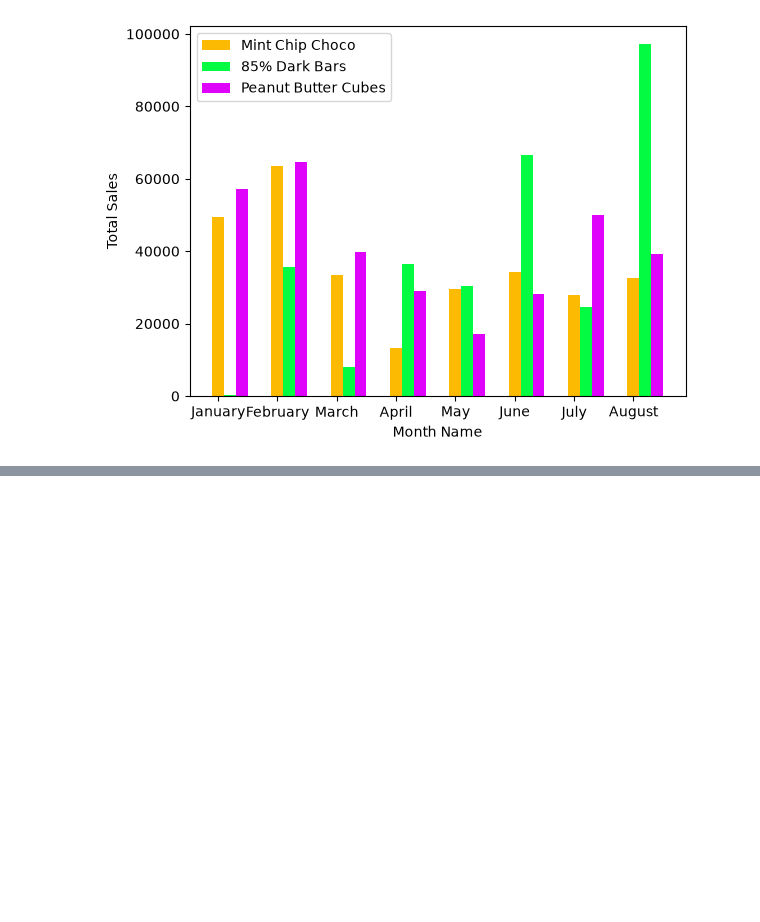
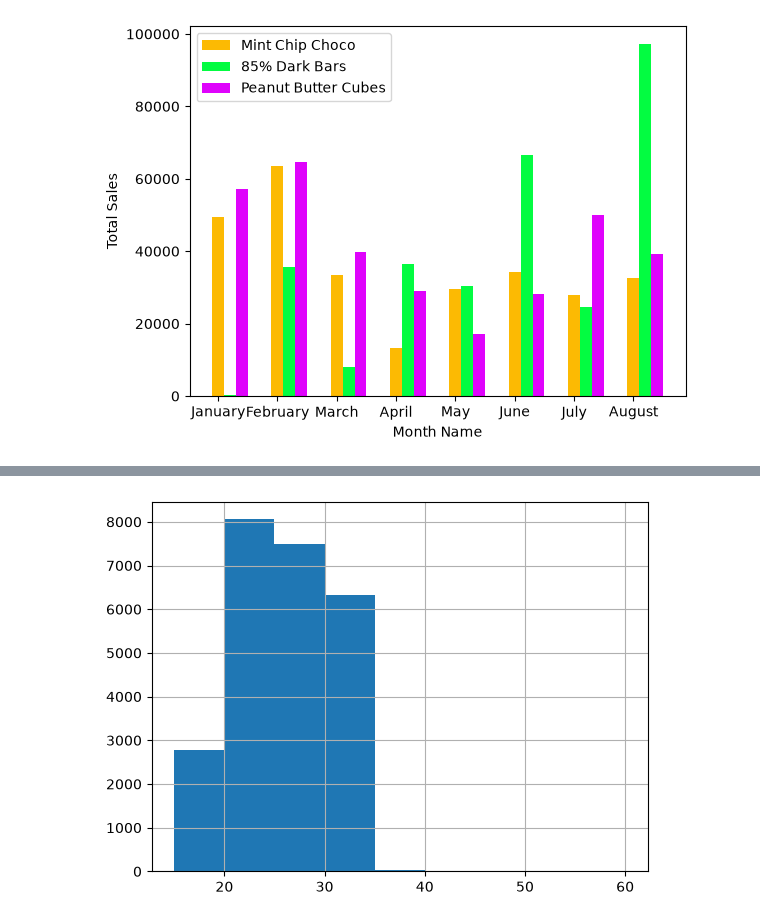
Before and after one commit to neelratanpatel/Python_programs, a Jupyter notebook: F_12_MATPLOTLIB/P_02_Getting_Started.ipynb, the cells around one changed output, grey strips where cells are left out. Cells and saved outputs as stored; diff of their text form; code cells hidden in the pictures; blank space fills up the shorter version.

```diff
--- a/F_12_MATPLOTLIB/P_02_Getting_Started.ipynb
+++ b/F_12_MATPLOTLIB/P_02_Getting_Started.ipynb
@@ -1282,0 +1335,6 @@ plt.show()
+# %%
+plt.hist(df['Age'],bins=[15,20,25,30,35,40,45,50,55,60])
+plt.grid()
+plt.show()
+# %% [output]
+[figure, added]
```
Also changed, not shown: parts of 39 cells of this notebook.
